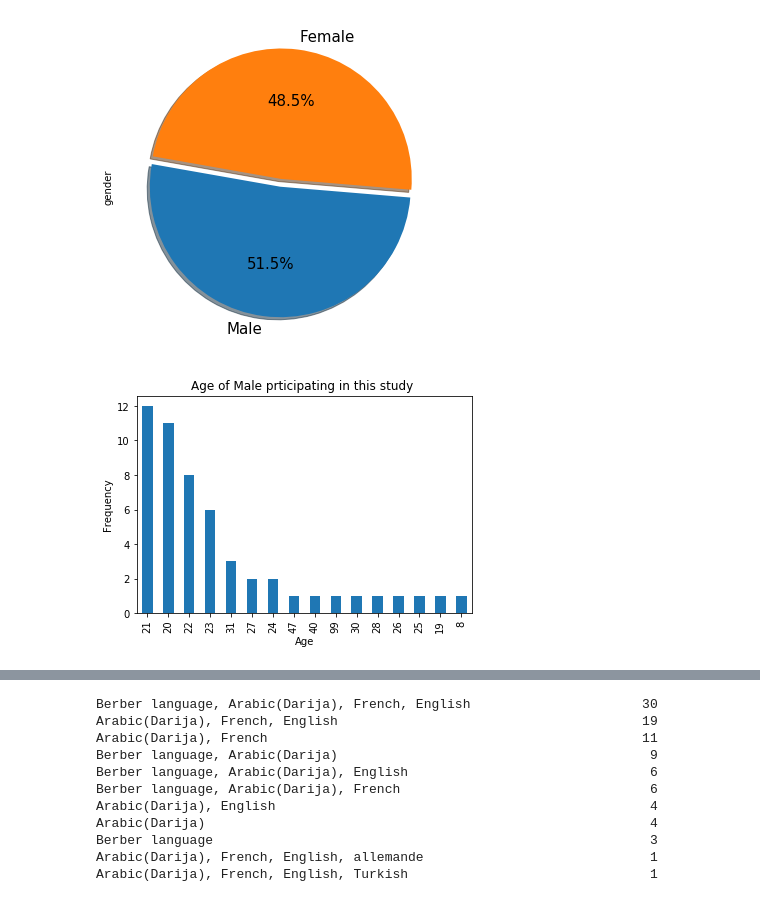
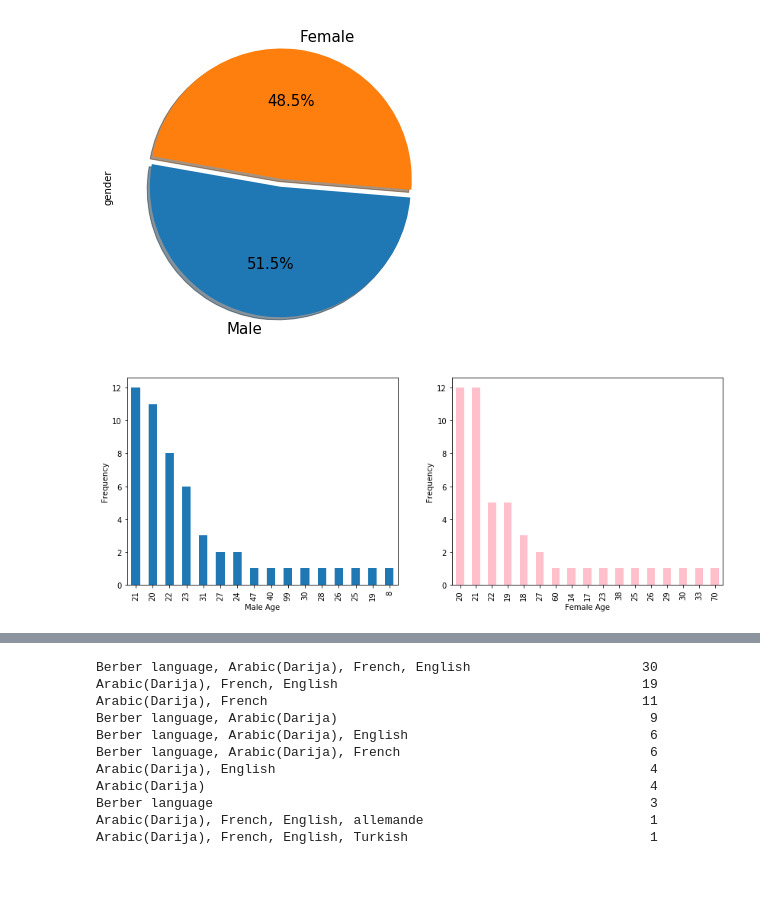
Before and after one commit to AbderrahimAl/Language-Situation-in-Morocco-EDA, a Jupyter notebook: DataAalysis.ipynb, the cells around one changed output, grey strips where cells are left out. Cells and saved outputs as stored; diff of their text form; code cells hidden in the pictures; blank space fills up the shorter version.

```diff
--- a/DataAalysis.ipynb
+++ b/DataAalysis.ipynb
@@ -131,10 +131,15 @@ plt.show()
 # %% [output]
 [figure]
 # %%
+plt.figure(figsize=(14,5))
+plt.subplot(1,2,1)
 data[data["gender"]=="Male"]["age"].value_counts().plot.bar()
-plt.title("Age of Male prticipating in this study ")
-plt.xlabel("Age")
+plt.xlabel("Male Age")
+plt.ylabel("Frequency")
+plt.subplot(1,2,2)
+data[data["gender"]=="Female"]["age"].value_counts().plot.bar(color="pink")
+plt.xlabel("Female Age")
 plt.ylabel("Frequency")
 plt.show()
 # %% [output]
-[figure, old version]
+[figure, new version]
```
Also changed, not shown: parts of 25 cells of this notebook.
